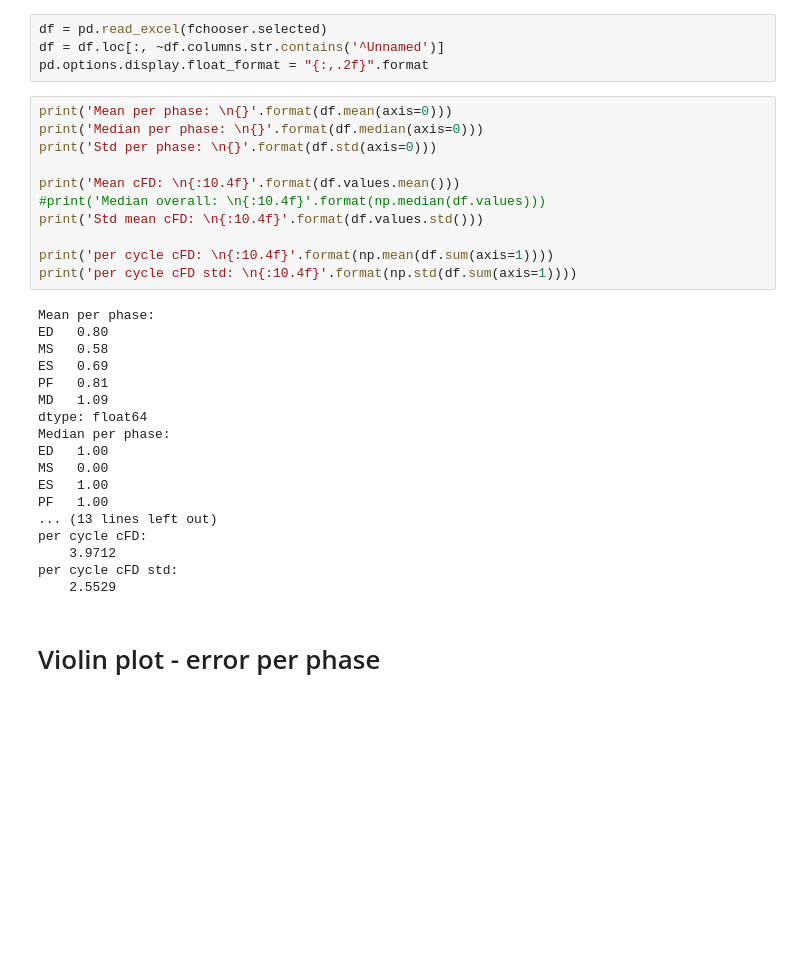
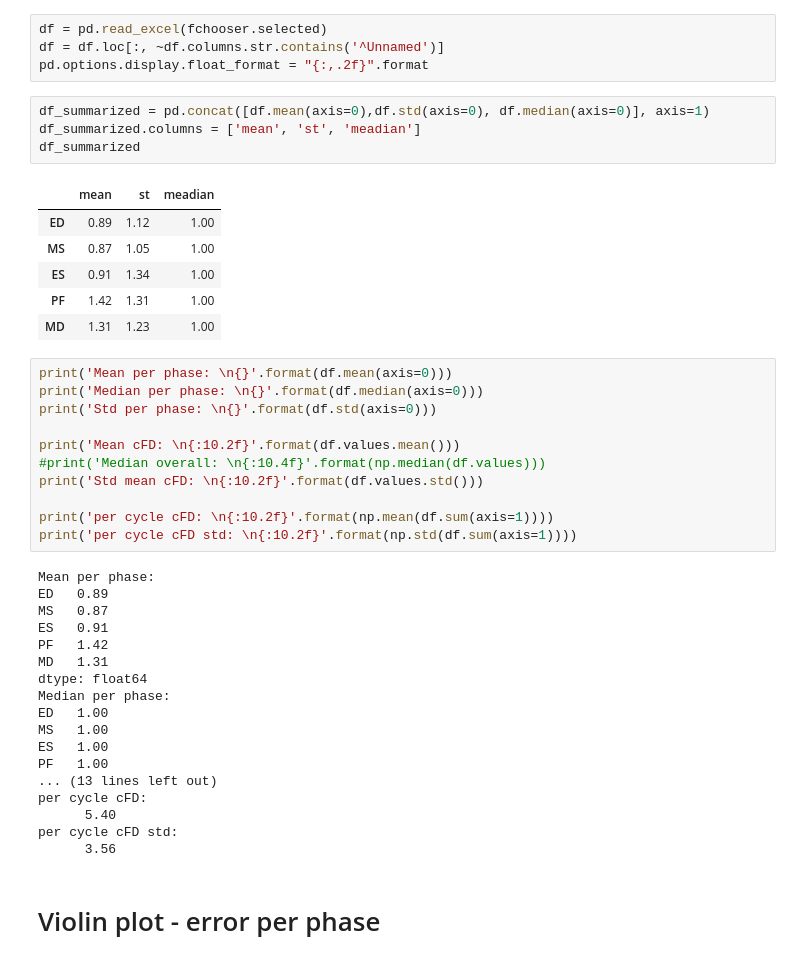
Before and after one commit to Cardio-AI/cmr-phase2phase-registration, a Jupyter notebook: notebooks/Evaluate/Evaluate_cv.ipynb, the cells around one changed output. Cells and saved outputs as stored; diff of their text form; blank space fills up the shorter version.

```diff
--- a/notebooks/Evaluate/Evaluate_cv.ipynb
+++ b/notebooks/Evaluate/Evaluate_cv.ipynb
@@ -170,35 +170,46 @@ FileChooser(path='/mnt/ssd/git/dynamic-cmr-models/exp/local', filename='', title
 df = pd.read_excel(fchooser.selected)
 df = df.loc[:, ~df.columns.str.contains('^Unnamed')]
 pd.options.display.float_format = "{:,.2f}".format
+# %%
+df_summarized = pd.concat([df.mean(axis=0),df.std(axis=0), df.median(axis=0)], axis=1)
+df_summarized.columns = ['mean', 'st', 'meadian']
+df_summarized
+# %% [output]
+|  | mean | st | meadian |
+| ED | 0.89 | 1.12 | 1.00 |
+| MS | 0.87 | 1.05 | 1.00 |
+| ES | 0.91 | 1.34 | 1.00 |
+| PF | 1.42 | 1.31 | 1.00 |
+| MD | 1.31 | 1.23 | 1.00 |
 # %%
 print('Mean per phase: \n{}'.format(df.mean(axis=0)))
 print('Median per phase: \n{}'.format(df.median(axis=0)))
 print('Std per phase: \n{}'.format(df.std(axis=0)))
 
-print('Mean cFD: \n{:10.4f}'.format(df.values.mean()))
+print('Mean cFD: \n{:10.2f}'.format(df.values.mean()))
 #print('Median overall: \n{:10.4f}'.format(np.median(df.values)))
-print('Std mean cFD: \n{:10.4f}'.format(df.values.std()))
+print('Std mean cFD: \n{:10.2f}'.format(df.values.std()))
 
-print('per cycle cFD: \n{:10.4f}'.format(np.mean(df.sum(axis=1))))
-print('per cycle cFD std: \n{:10.4f}'.format(np.std(df.sum(axis=1))))
+print('per cycle cFD: \n{:10.2f}'.format(np.mean(df.sum(axis=1))))
+print('per cycle cFD std: \n{:10.2f}'.format(np.std(df.sum(axis=1))))
 # %% [output]
 Mean per phase:
-ED   0.80
-MS   0.58
-ES   0.69
-PF   0.81
-MD   1.09
+ED   0.89
+MS   0.87
+ES   0.91
+PF   1.42
+MD   1.31
 dtype: float64
 Median per phase:
 ED   1.00
-MS   0.00
+MS   1.00
 ES   1.00
 PF   1.00
 ... (13 lines left out)
 per cycle cFD:
-    3.9712
+      5.40
 per cycle cFD std:
-    2.5529
+      3.56
 # %% [markdown]
 # Violin plot - error per phase
 # %%
```
Also changed, not shown: parts of 1 cell of this notebook, 1 other file.
